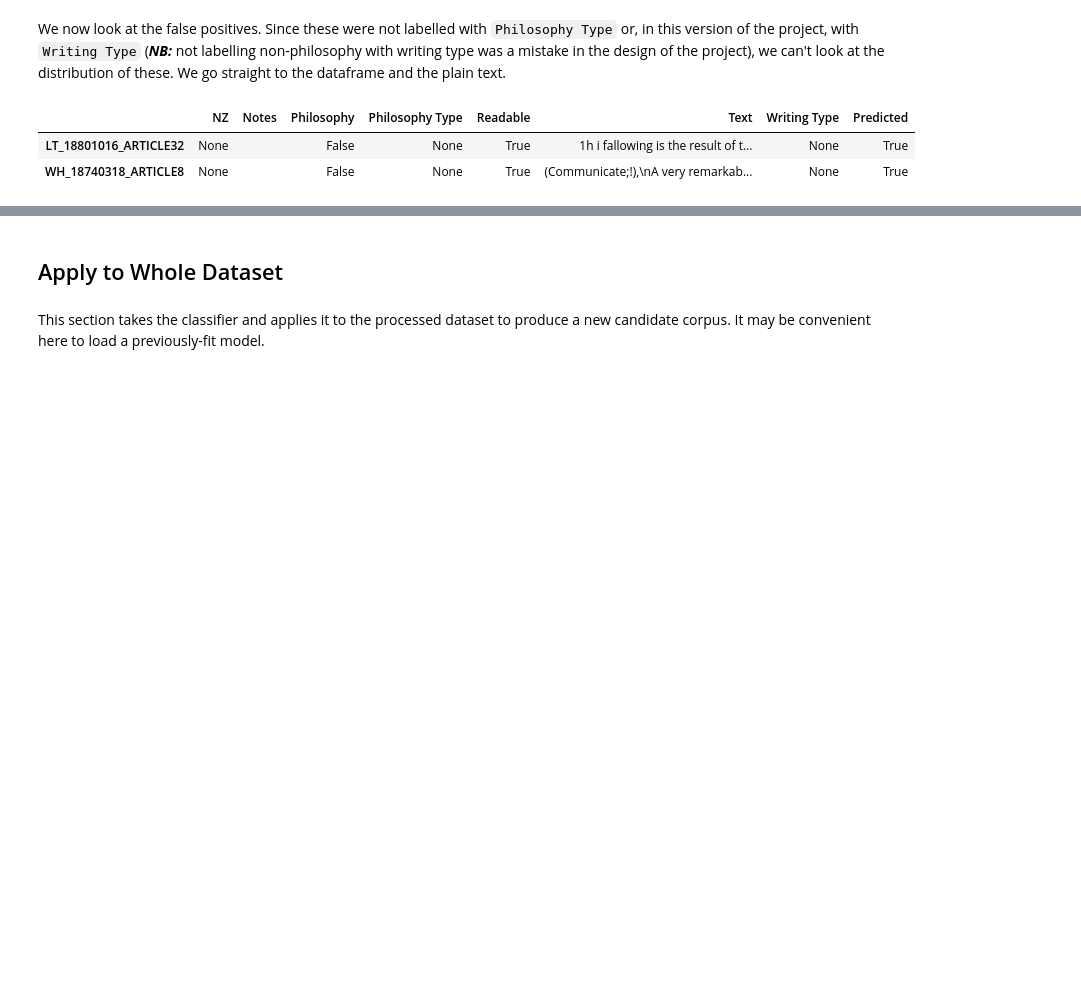
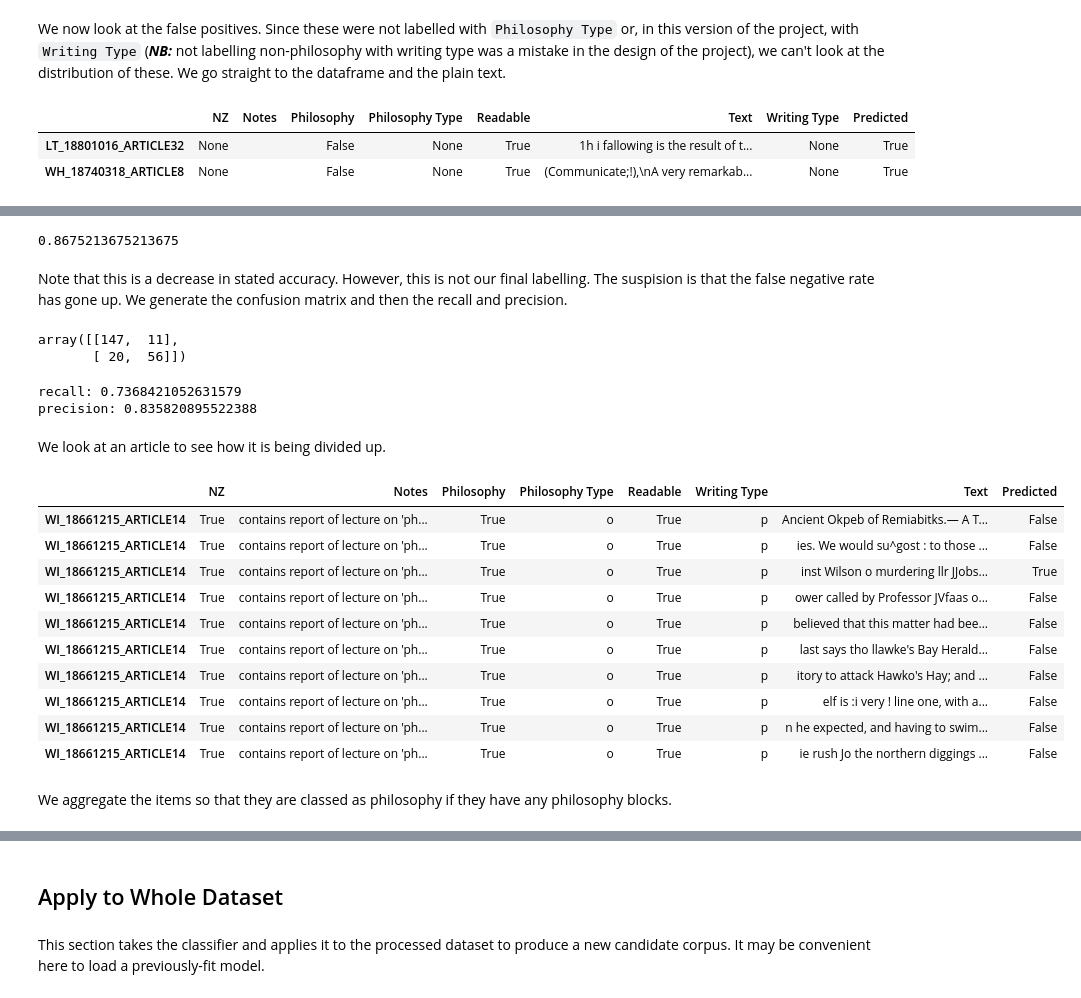
Before and after one commit to JoshuaWilsonBlack/newspaper-philosophy-methods, a Jupyter notebook: Notebooks/Model Fit and Application Stages.ipynb, the cells around one changed output, grey strips where cells are left out. Cells and saved outputs as stored; diff of their text form; code cells hidden in the pictures; blank space fills up the shorter version.

```diff
--- a/Notebooks/Model Fit and Application Stages.ipynb
+++ b/Notebooks/Model Fit and Application Stages.ipynb
@@ -349,0 +360,20 @@ Of the two items which are falsely listed as philosophy, we have one which conta
+# %%
+def string2chunks(in_string, max_chunk_length = 3000):
+    string_length = len(in_string)
+    out_string_count = (string_length // max_chunk_length) + 1
+    out_strings = []
+
+    for i in range(out_string_count):
+        start_point = i * max_chunk_length
+
+        # Handle case in which there is less than max_chunk_length
+        # characters left.
+        if (len(in_string) - start_point) < max_chunk_length:
+            end_point = len(in_string)
+        else:
+            end_point = start_point + max_chunk_length
+
+        chunk = in_string[start_point:end_point]
+        out_strings.append(chunk)
+
+    return out_strings
@@ -349,0 +382,52 @@ Of the two items which are falsely listed as philosophy, we have one which conta
+# %%
+test_chunks = test.copy(deep=True)
+
+test_chunks['Text'] = test_chunks['Text'].map(blocks2string).map(string2chunks)
+
+test_chunks = test_chunks.explode('Text')
+
+test_features = test_chunks['Text'].astype('string').to_numpy()
+test_labels = test_chunks['Philosophy'].to_numpy().astype(bool)
+test_chunks['Predicted'] = best_classifier.predict(test_features)
+
+np.mean(test_chunks['Predicted'] == test_labels)
+# %% [output]
+0.8675213675213675
+# %% [markdown]
+Note that this is a decrease in stated accuracy. However, this is not our final labelling. The suspision is that the false negative rate has gone up. We generate the confusion matrix and then the recall and precision.
+# %%
+confusion_matrix = metrics.confusion_matrix(test_labels, test_chunks['Predicted'])
+confusion_matrix
+# %% [output]
+array([[147,  11],
+       [ 20,  56]])
+# %%
+tp = confusion_matrix[1][1]
+fn = confusion_matrix[1][0]
+fp = confusion_matrix[0][1]
+tn = confusion_matrix[0][0]
+recall = tp/(tp+fn)
+precision = tp/(tp+fp)
+print(f'recall: {recall}')
+print(f'precision: {precision}')
+# %% [output]
+recall: 0.7368421052631579
+precision: 0.835820895522388
+# %% [markdown]
+We look at an article to see how it is being divided up.
+# %%
+test_chunks.loc['WI_18661215_ARTICLE14']
+# %% [output]
+|  | NZ | Notes | Philosophy | Philosophy Type | Readable | Writing Type | Text | Predicted |
+| WI_18661215_ARTICLE14 | True | contains report of lecture on 'ph... | True | o | True | p | Ancient Okpeb of Remiabitks.— A T... | False |
+| WI_18661215_ARTICLE14 | True | contains report of lecture on 'ph... | True | o | True | p | ies. We would su^gost : to those ... | False |
+| WI_18661215_ARTICLE14 | True | contains report of lecture on 'ph... | True | o | True | p | inst Wilson o murdering llr JJobs... | True |
+| WI_18661215_ARTICLE14 | True | contains report of lecture on 'ph... | True | o | True | p | ower called by Professor JVfaas o... | False |
+| WI_18661215_ARTICLE14 | True | contains report of lecture on 'ph... | True | o | True | p | believed that this matter had bee... | False |
+| WI_18661215_ARTICLE14 | True | contains report of lecture on 'ph... | True | o | True | p | last says tho llawke's Bay Herald... | False |
+| WI_18661215_ARTICLE14 | True | contains report of lecture on 'ph... | True | o | True | p | itory to attack Hawko's Hay; and ... | False |
+| WI_18661215_ARTICLE14 | True | contains report of lecture on 'ph... | True | o | True | p | elf is :i very ! line one, with a... | False |
+| WI_18661215_ARTICLE14 | True | contains report of lecture on 'ph... | True | o | True | p | n he expected, and having to swim... | False |
+| WI_18661215_ARTICLE14 | True | contains report of lecture on 'ph... | True | o | True | p | ie rush Jo the northern diggings ... | False |
+# %% [markdown]
+We aggregate the items so that they are classed as philosophy if they have any philosophy blocks.
```
Also changed, not shown: parts of 23 cells of this notebook, 3 other files.
